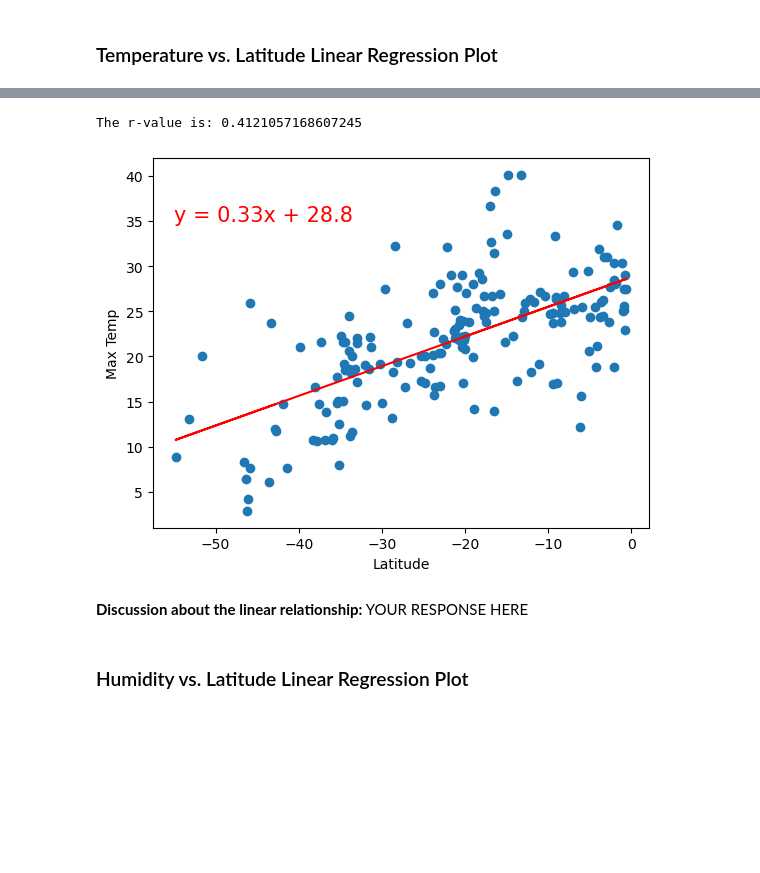
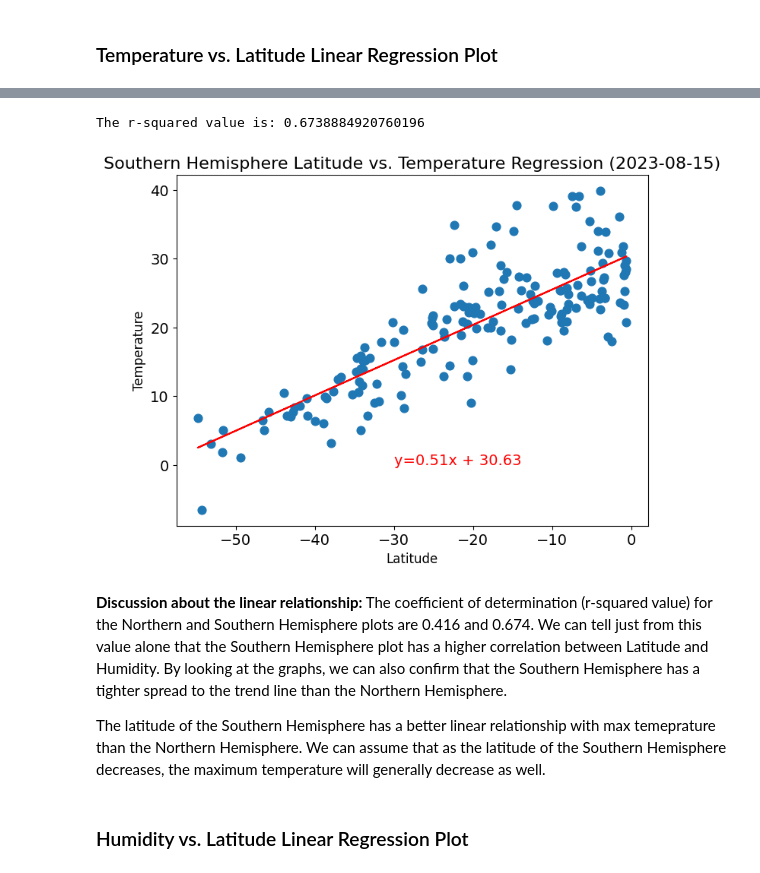
Before and after one commit to Nolan-Tonthat/python-api-challenge, a Jupyter notebook: WeatherPy.ipynb, the cells around one changed output, grey strips where cells are left out. Cells and saved outputs as stored; diff of their text form; code cells hidden in the pictures; blank space fills up the shorter version.

Commit message:
added finished regressions

```diff
--- a/WeatherPy.ipynb
+++ b/WeatherPy.ipynb
@@ -305,2 +287,24 @@ plt.show()
+# %%
+# Define a function to create Linear Regression plots
+def linear_regress(x,y,xlabel,ylabel,label_xPos,label_yPos,hemisphere):
+
+  #Initial scatter plot
+  plt.figure(figsize=(8,6))
+  plt.scatter(x,y,s=60)
+
+  #Graph labels
+  plt.tick_params(axis='both', which='major', labelsize=14)
+  plt.xlabel(xlabel,size=12)
+  plt.ylabel(ylabel,size=12)
+  plt.title(f"{hemisphere} Hemisphere {xlabel} vs. {ylabel} Regression (2023-08-15)",size=16)
+
+  #Regression Formula
+  (slope, intercept, rvalue, pvalue, stderr) = linregress(x, y)
+  line_formula = slope*x + intercept
+  plt.plot(x,line_formula,"r-")
+  plt.annotate(f"y={round(slope,2)}x + {round(intercept,2)}", (label_xPos, label_yPos), color = "red", size = 14)
+  print(f"The r-squared value is: {rvalue**2}")
+  #print graph for viewing
+  plt.show()
 # %%
 # Create a DataFrame with the Northern Hemisphere data (Latitude >= 0)
@@ -319,6 +323,6 @@ northern_hemi_df.head()
 # %%
 # Create a DataFrame with the Southern Hemisphere data (Latitude < 0)
-# YOUR CODE HERE
+southern_hemi_df = city_data_df.loc[city_data_df['Lat']<0]
 
 # Display sample data
 southern_hemi_df.head()
@@ -341,10 +351,12 @@ The r-value is: 0.7161472181434118
 # %%
 # Linear regression on Southern Hemisphere
-# YOUR CODE HERE
+linear_regress(southern_hemi_df["Lat"], southern_hemi_df["Max Temp"], "Latitude", "Temperature", -30, 0,"Southern")
 # %% [output]
-The r-value is: 0.4121057168607245
+The r-squared value is: 0.6738884920760196
-[figure, old version]
+[figure, new version]
-# %% [markdown]
-**Discussion about the linear relationship:** YOUR RESPONSE HERE
+# %% [markdown]
+**Discussion about the linear relationship:** The coefficient of determination (r-squared value) for the Northern and Southern Hemisphere plots are 0.416 and 0.674.  We can tell just from this value alone that the Southern Hemisphere plot has a higher correlation between Latitude and Humidity.  By looking at the graphs, we can also confirm that the Southern Hemisphere has a tighter spread to the trend line than the Northern Hemisphere.
+
+The latitude of the Southern Hemisphere has a better linear relationship with max temeprature than the Northern Hemisphere.  We can assume that as the latitude of the Southern Hemisphere decreases, the maximum temperature will generally decrease as well.
 # %% [markdown]
 ### Humidity vs. Latitude Linear Regression Plot
```
Also changed, not shown: parts of 34 cells of this notebook, 5 other files.
